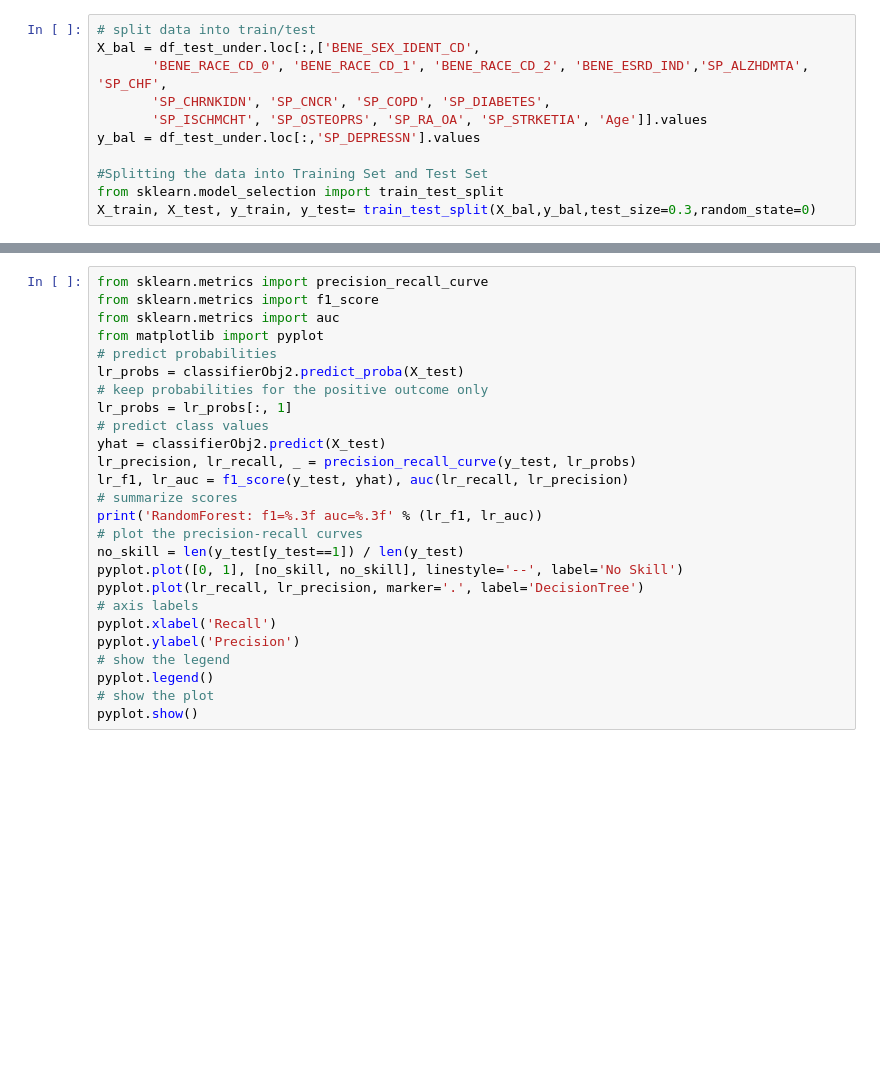
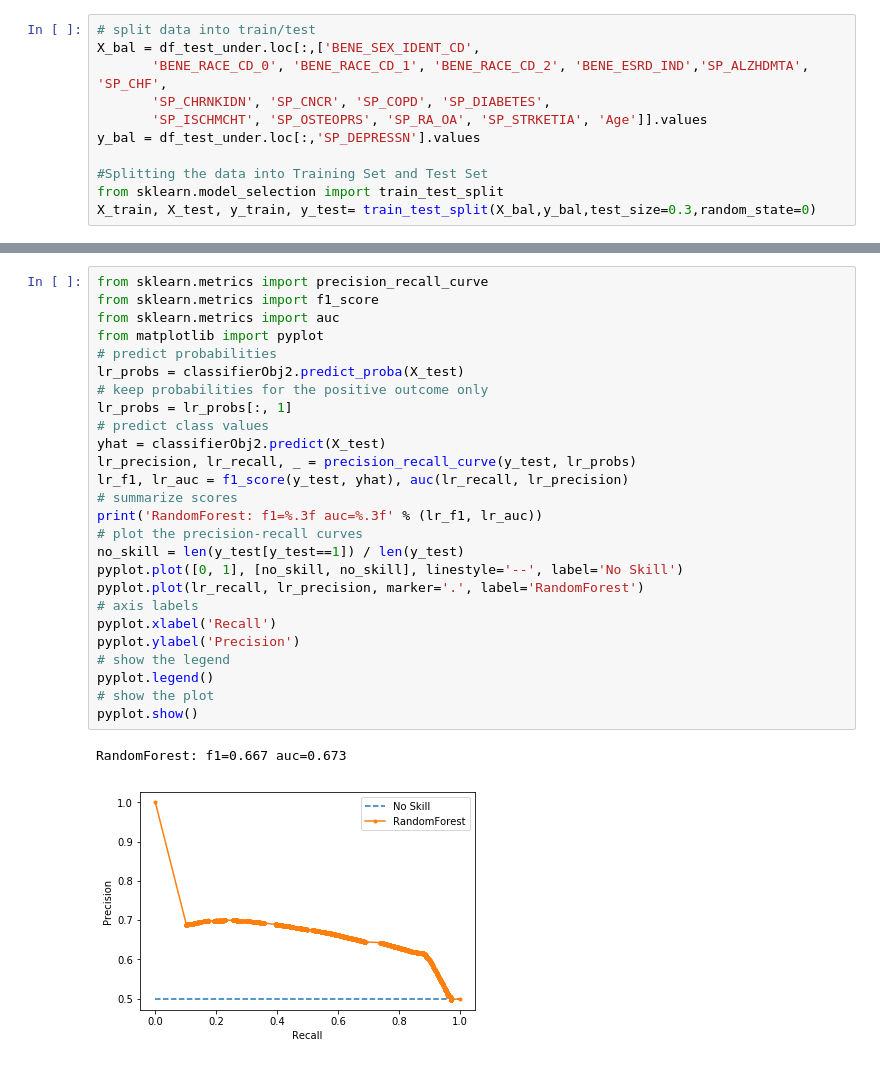
Before and after one commit to barbking/healthcare_analytics_medicare_DESynPUF_dataset, a Jupyter notebook: BarbKing_HW8_RandomForest.ipynb, the cells around one changed output, grey strips where cells are left out. Drawn from its saved outputs; the diff is of its cells as text; blank space fills up the shorter version.

```diff
--- a/BarbKing_HW8_RandomForest.ipynb
+++ b/BarbKing_HW8_RandomForest.ipynb
@@ -307,26 +330,29 @@ print('precision: {0:0.2f}'.format(precision))
 # %%
 from sklearn.metrics import precision_recall_curve
 from sklearn.metrics import f1_score
 from sklearn.metrics import auc
 from matplotlib import pyplot
 # predict probabilities
 lr_probs = classifierObj2.predict_proba(X_test)
 # keep probabilities for the positive outcome only
 lr_probs = lr_probs[:, 1]
 # predict class values
 yhat = classifierObj2.predict(X_test)
 lr_precision, lr_recall, _ = precision_recall_curve(y_test, lr_probs)
 lr_f1, lr_auc = f1_score(y_test, yhat), auc(lr_recall, lr_precision)
 # summarize scores
 print('RandomForest: f1=%.3f auc=%.3f' % (lr_f1, lr_auc))
 # plot the precision-recall curves
 no_skill = len(y_test[y_test==1]) / len(y_test)
 pyplot.plot([0, 1], [no_skill, no_skill], linestyle='--', label='No Skill')
-pyplot.plot(lr_recall, lr_precision, marker='.', label='DecisionTree')
+pyplot.plot(lr_recall, lr_precision, marker='.', label='RandomForest')
 # axis labels
 pyplot.xlabel('Recall')
 pyplot.ylabel('Precision')
 # show the legend
 pyplot.legend()
 # show the plot
 pyplot.show()
+# %% [output]
+RandomForest: f1=0.667 auc=0.673
+[figure, added]
```
Also changed, not shown: parts of 8 cells of this notebook, 1 other file.
